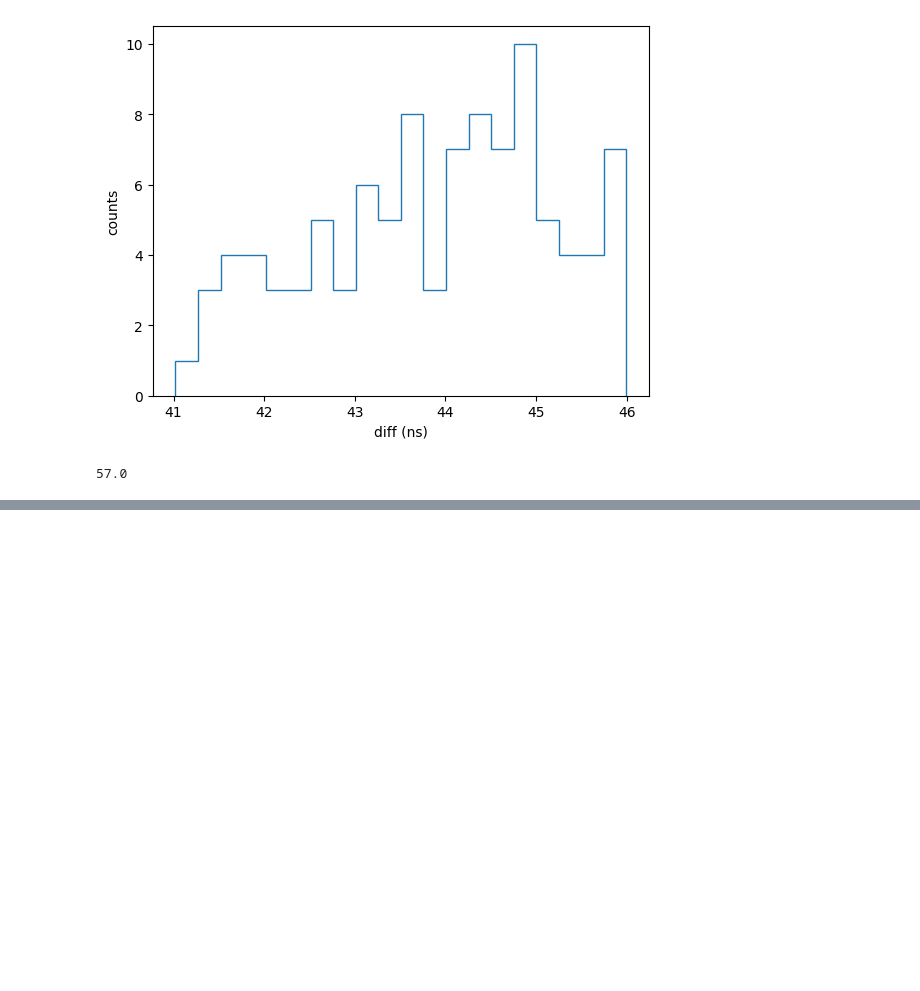
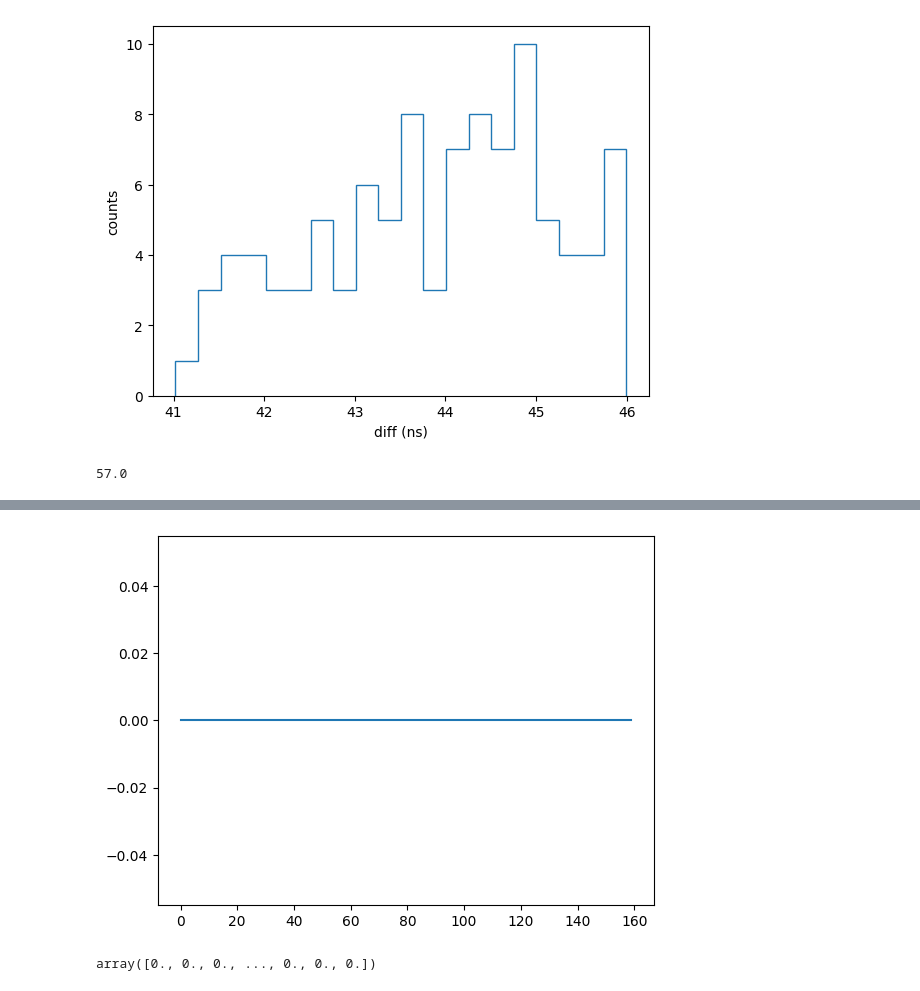
Before and after one commit to pone-software/mint-analysis, a Jupyter notebook: notebooks/full_chain_test.ipynb, the cells around one changed output, grey strips where cells are left out. Saved outputs shown, nothing was run; the diff lists cells and outputs as text; code cells hidden in the pictures; blank space fills up the shorter version.

```diff
--- a/notebooks/full_chain_test.ipynb
+++ b/notebooks/full_chain_test.ipynb
@@ -295,0 +451,2 @@ tb_out["t0"].nda[0]
+# %%
+inds = p * (s <= 0)
@@ -295,0 +470,21 @@ tb_out["t0"].nda[0]
+# %%
+tol = 1e-6
+# %%
+x *= 1 - alpha
+x += alpha * s
+p[x <= tol] = False
+
+mat = numba_ix(ata, pidx[p], pidx[p])
+
+s[p] = np.linalg.solve(mat, atb[p])
+s[~p] = 0
+# %%
+plt.figure()
+plt.plot(s)
+plt.show()
+# %% [output]
+[figure, added]
+# %%
+s
+# %% [output]
+array([0., 0., 0., ..., 0., 0., 0.])
```
Also changed, not shown: parts of 19 cells of this notebook, 11 other files.
